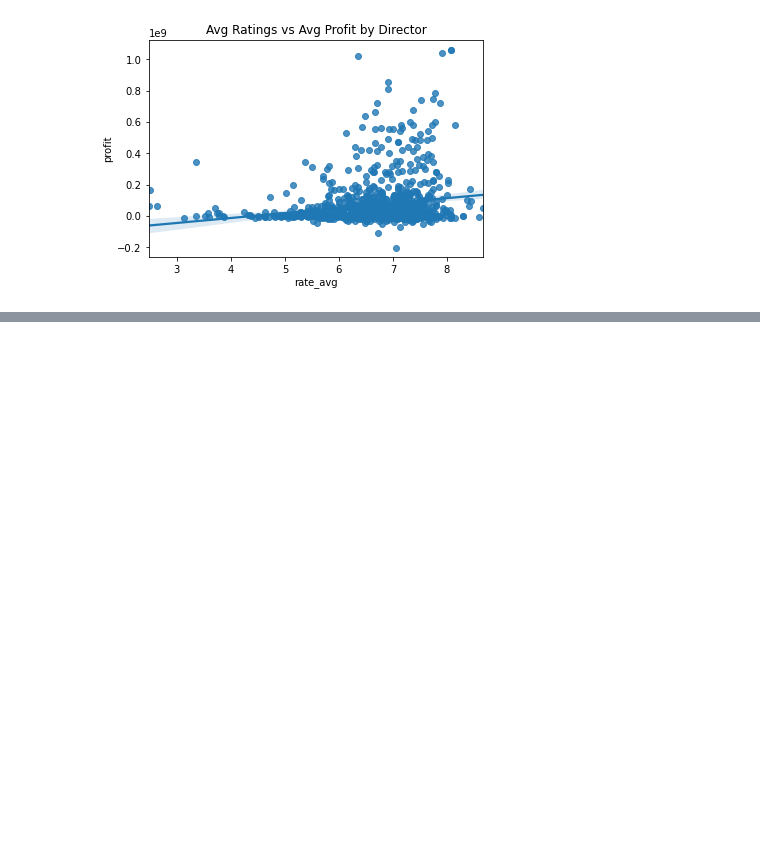
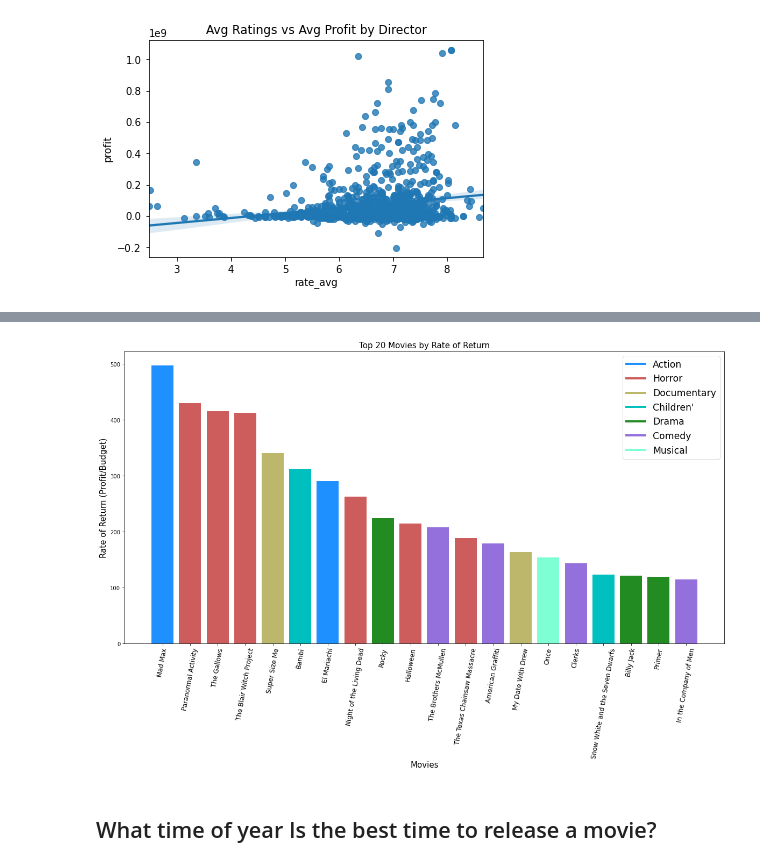
Before and after one commit to camdeman/MMA, a Jupyter notebook: Project_One.ipynb, the cells around one changed output, grey strips where cells are left out. Drawn from its saved outputs; the diff is of its cells as text; code cells hidden in the pictures; blank space fills up the shorter version.

```diff
--- a/Project_One.ipynb
+++ b/Project_One.ipynb
@@ -536,0 +648,6 @@ fig.savefig('Profit_by_Ratings.pdf')
+# %%
+df_return_rate = df_2.sort_values(by=['return_rate'], ascending = False )
+df_return_rate = df_return_rate.drop(labels=5745, axis=0)
+df_return_rate = df_return_rate.drop(labels=5612, axis=0)
+top_20_rate_of_return = df_return_rate.head(20)
+top_20_rate_of_return
@@ -536,0 +672,33 @@ fig.savefig('Profit_by_Ratings.pdf')
+# %%
+# Plot a bar graph of the most common names
+fig, ax = plt.subplots(figsize = (20,10))
+
+
+ax.bar(top_20_rate_of_return['movie'], top_20_rate_of_return['return_rate'] , color = ['dodgerblue','indianred','indianred','indianred','darkkhaki','c','dodgerblue','indianred','forestgreen','indianred','mediumpurple','indianred','mediumpurple','darkkhaki','aquamarine','mediumpurple','c','forestgreen','forestgreen','mediumpurple'])
+
+# Add labels for x and y axes
+ax.set_xlabel('Movies', fontsize = 15)
+ax.set_ylabel('Rate of Return (Profit/Budget)', fontsize = 15)
+
+#setting color
+custom_lines = [Line2D([0], [0], color="dodgerblue", lw=4),
+                Line2D([0], [0], color="indianred", lw=4),
+                Line2D([0], [0], color="darkkhaki", lw=4),
+                Line2D([0], [0], color="c", lw=4),
+                Line2D([0], [0], color="forestgreen", lw=4),
+                Line2D([0], [0], color="mediumpurple", lw=4),
+                Line2D([0], [0], color="aquamarine", lw=4)]
+
+# Add a title for the plot
+ax.set_title('Top 20 Movies by Rate of Return', fontsize=15)
+
+ax.tick_params(axis='x', labelrotation = 80)
+
+# add a legend
+plt.legend(custom_lines, ['Action', 'Horror', 'Documentary', 'Children\'','Drama','Comedy','Musical'], fontsize="xx-large") ###
+
+ax.set_xticklabels(top_20_rate_of_return['movie'], fontsize = 12);
+# %% [output]
+[figure, added]
+# %% [markdown]
+## What time of year Is the best time to release a movie?
```
Also changed, not shown: parts of 21 cells of this notebook, 1 other file.
